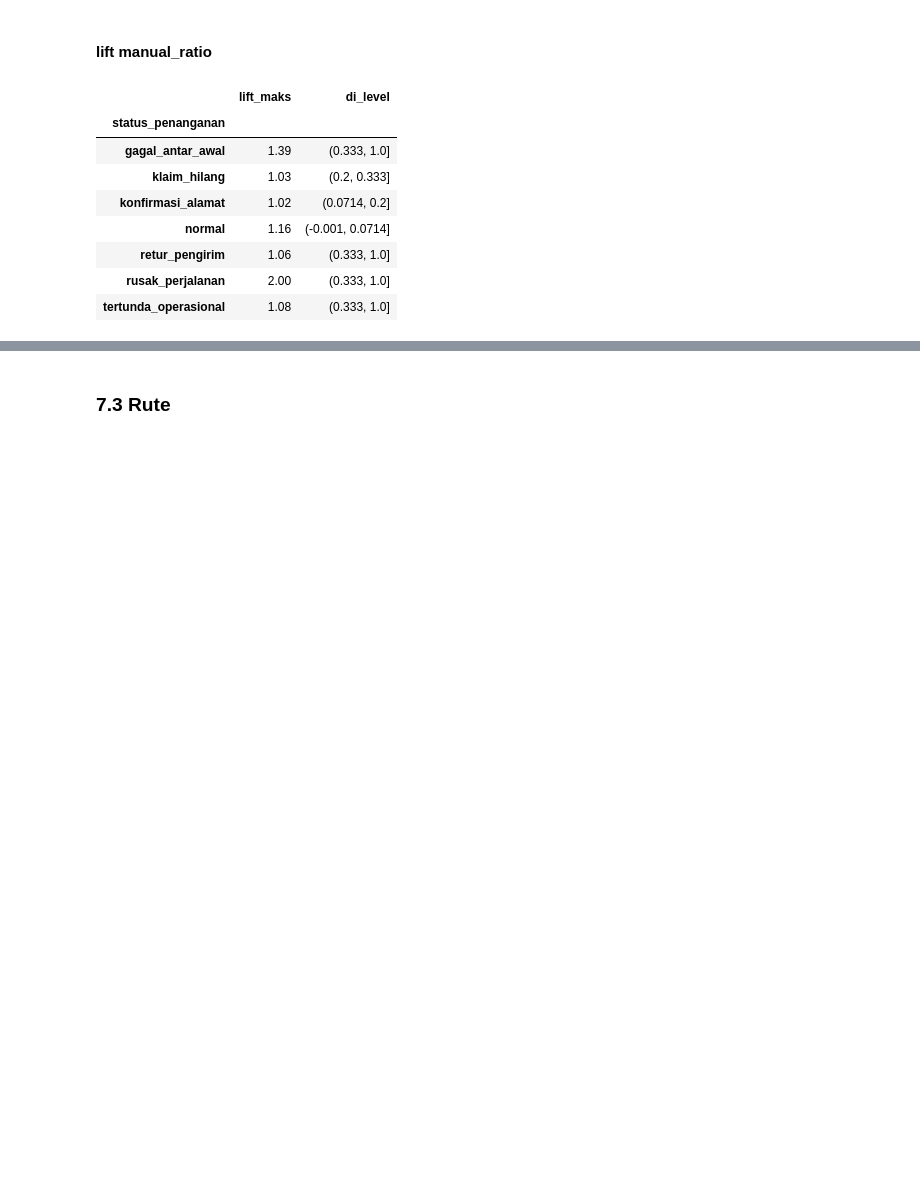
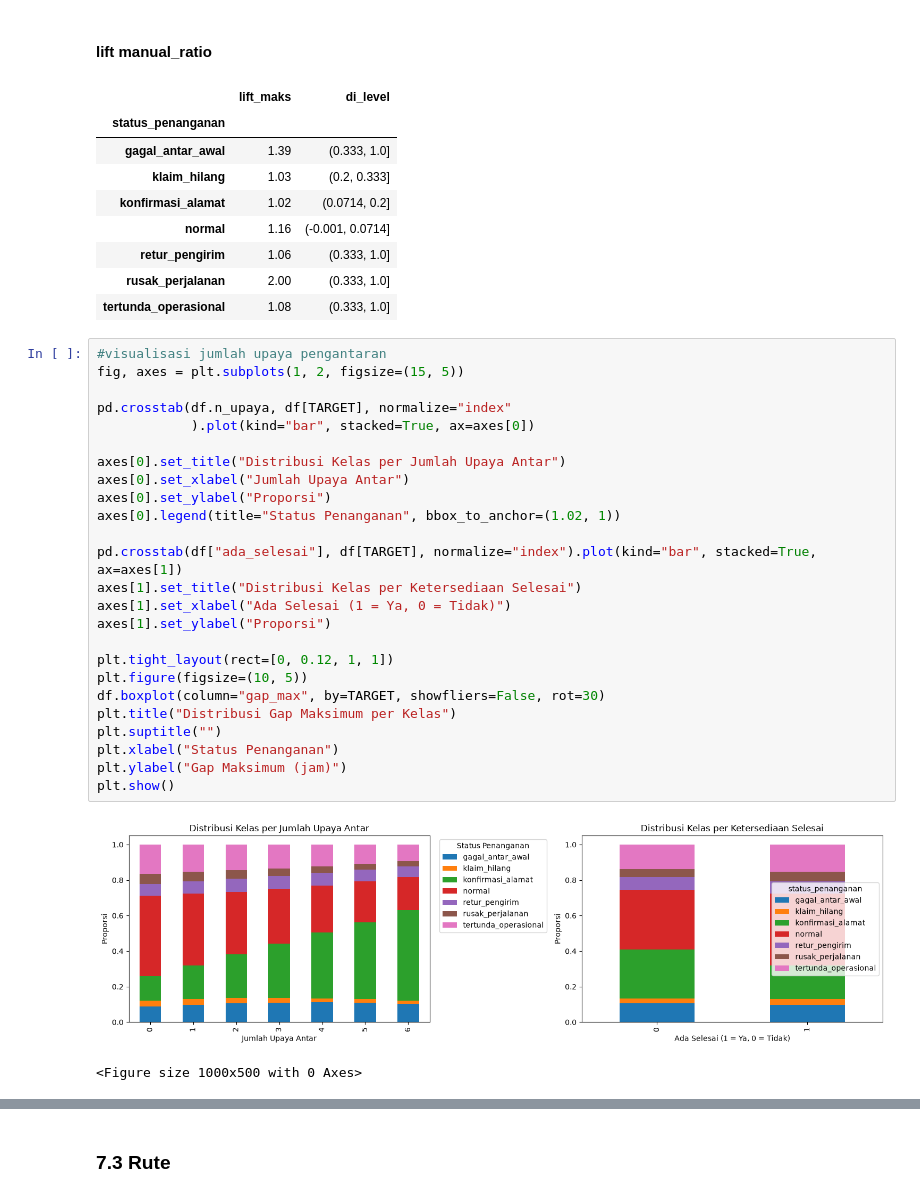
Before and after one commit to AndreMasalle/Datavidia-2026, a Jupyter notebook: eda.ipynb, the cells around one changed output, grey strips where cells are left out. Cells and saved outputs as stored; diff of their text form; blank space fills up the shorter version.

```diff
--- a/eda.ipynb
+++ b/eda.ipynb
@@ -730,3 +749,31 @@ lift manual_ratio
 | retur_pengirim | 1.06 | (0.333, 1.0] |
 | rusak_perjalanan | 2.00 | (0.333, 1.0] |
 | tertunda_operasional | 1.08 | (0.333, 1.0] |
+# %%
+#visualisasi jumlah upaya pengantaran
+fig, axes = plt.subplots(1, 2, figsize=(15, 5))
+
+pd.crosstab(df.n_upaya, df[TARGET], normalize="index"
+            ).plot(kind="bar", stacked=True, ax=axes[0])
+
+axes[0].set_title("Distribusi Kelas per Jumlah Upaya Antar")
+axes[0].set_xlabel("Jumlah Upaya Antar")
+axes[0].set_ylabel("Proporsi")
+axes[0].legend(title="Status Penanganan", bbox_to_anchor=(1.02, 1))
+
+pd.crosstab(df["ada_selesai"], df[TARGET], normalize="index").plot(kind="bar", stacked=True, ax=axes[1])
+axes[1].set_title("Distribusi Kelas per Ketersediaan Selesai")
+axes[1].set_xlabel("Ada Selesai (1 = Ya, 0 = Tidak)")
+axes[1].set_ylabel("Proporsi")
+
+plt.tight_layout(rect=[0, 0.12, 1, 1])
+plt.figure(figsize=(10, 5))
+df.boxplot(column="gap_max", by=TARGET, showfliers=False, rot=30)
+plt.title("Distribusi Gap Maksimum per Kelas")
+plt.suptitle("")
+plt.xlabel("Status Penanganan")
+plt.ylabel("Gap Maksimum (jam)")
+plt.show()
+# %% [output]
+[figure, added]
+<Figure size 1000x500 with 0 Axes>
```
Also changed, not shown: parts of 18 cells of this notebook.
